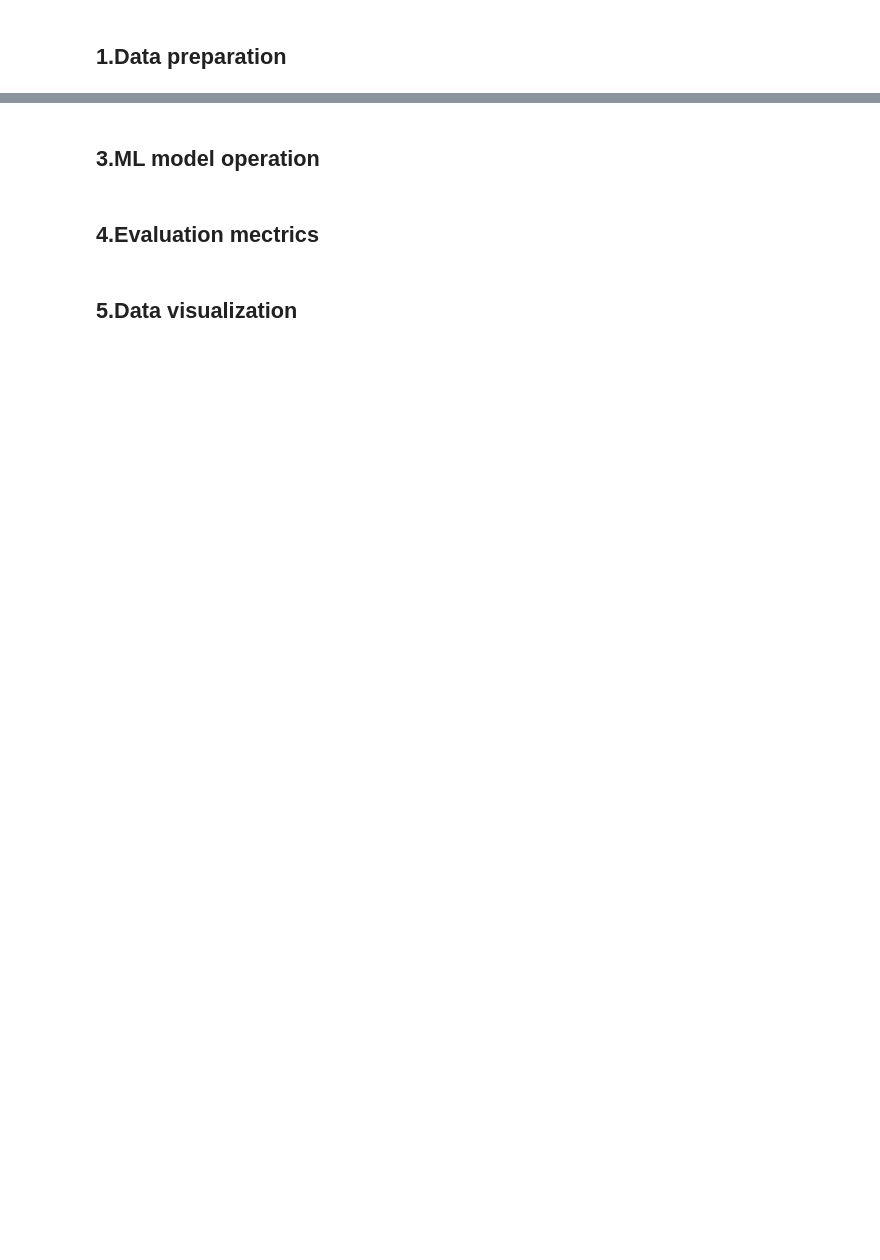
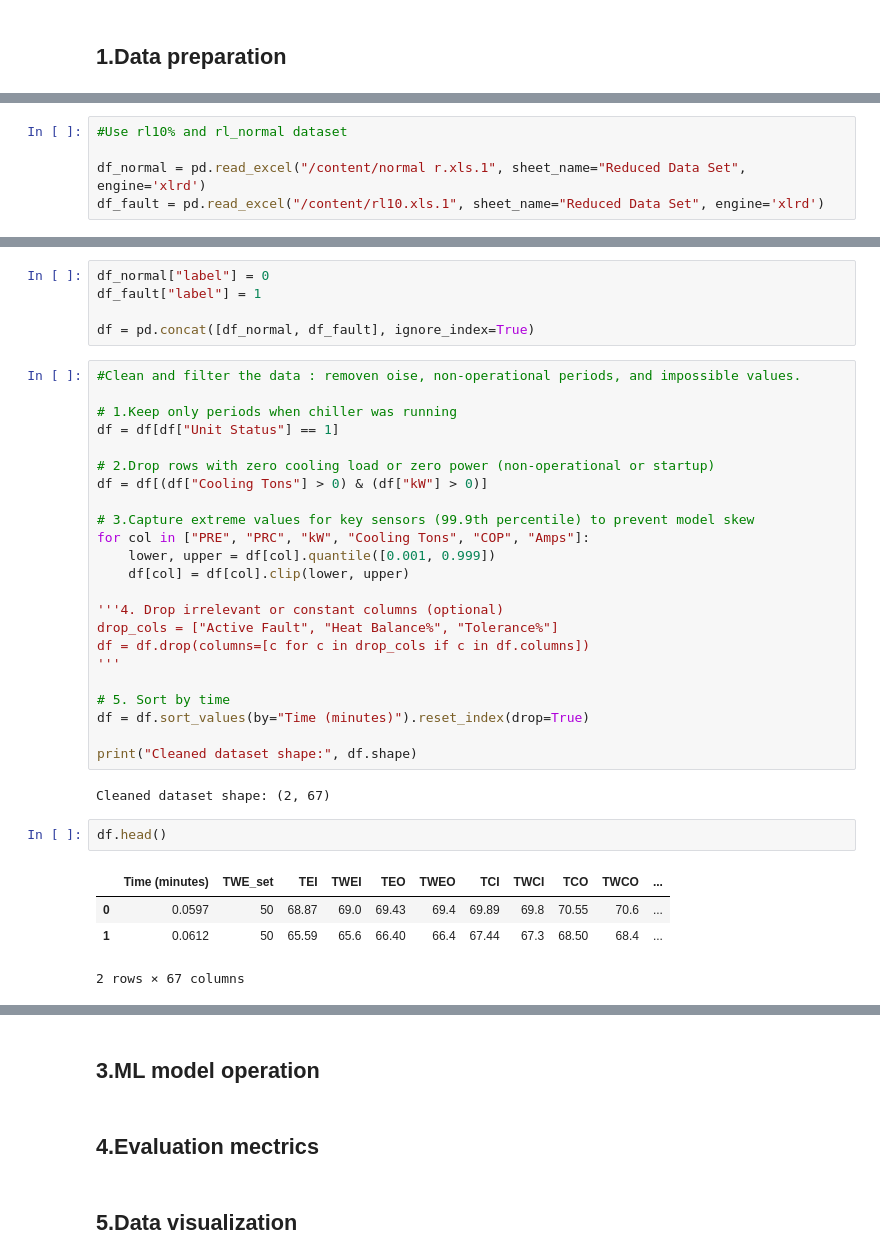
Before and after one commit to naphatsiri/M.Sc-IS-Fault-Detection, a Jupyter notebook: IS_fault_detection.ipynb, the cells around one changed output, grey strips where cells are left out. Drawn from its saved outputs; the diff is of its cells as text; blank space fills up the shorter version.

```diff
--- a/IS_fault_detection.ipynb
+++ b/IS_fault_detection.ipynb
@@ -4,0 +32,5 @@
+# %%
+#Use rl10% and rl_normal dataset
+
+df_normal = pd.read_excel("/content/normal r.xls.1", sheet_name="Reduced Data Set", engine='xlrd')
+df_fault = pd.read_excel("/content/rl10.xls.1", sheet_name="Reduced Data Set", engine='xlrd')
@@ -4,0 +58,37 @@
+# %%
+df_normal["label"] = 0
+df_fault["label"] = 1
+
+df = pd.concat([df_normal, df_fault], ignore_index=True)
+# %%
+#Clean and filter the data : removen oise, non-operational periods, and impossible values.
+
+# 1.Keep only periods when chiller was running
+df = df[df["Unit Status"] == 1]
+
+# 2.Drop rows with zero cooling load or zero power (non-operational or startup)
+df = df[(df["Cooling Tons"] > 0) & (df["kW"] > 0)]
+
+# 3.Capture extreme values for key sensors (99.9th percentile) to prevent model skew
+for col in ["PRE", "PRC", "kW", "Cooling Tons", "COP", "Amps"]:
+    lower, upper = df[col].quantile([0.001, 0.999])
+    df[col] = df[col].clip(lower, upper)
+
+'''4. Drop irrelevant or constant columns (optional)
+drop_cols = ["Active Fault", "Heat Balance%", "Tolerance%"]
+df = df.drop(columns=[c for c in drop_cols if c in df.columns])
+'''
+
+# 5. Sort by time
+df = df.sort_values(by="Time (minutes)").reset_index(drop=True)
+
+print("Cleaned dataset shape:", df.shape)
+# %% [output]
+Cleaned dataset shape: (2, 67)
+# %%
+df.head()
+# %% [output]
+|  | Time (minutes) | TWE_set | TEI | TWEI | TEO | TWEO | TCI | TWCI | TCO | TWCO | ... |
+| 0 | 0.0597 | 50 | 68.87 | 69.0 | 69.43 | 69.4 | 69.89 | 69.8 | 70.55 | 70.6 | ... |
+| 1 | 0.0612 | 50 | 65.59 | 65.6 | 66.40 | 66.4 | 67.44 | 67.3 | 68.50 | 68.4 | ... |
+2 rows × 67 columns
```
Also changed, not shown: parts of 12 cells of this notebook.
